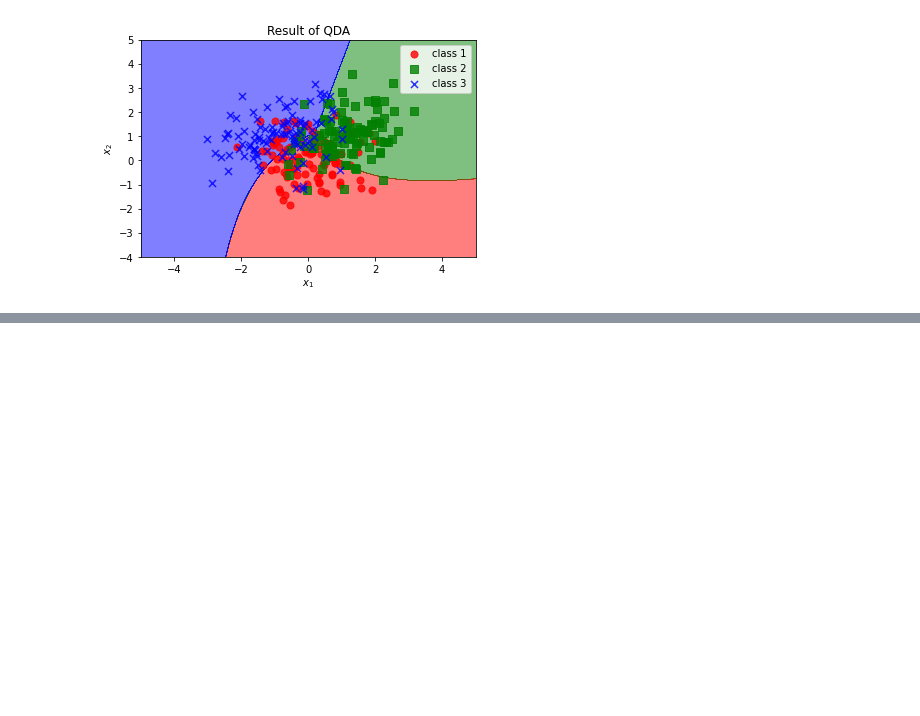
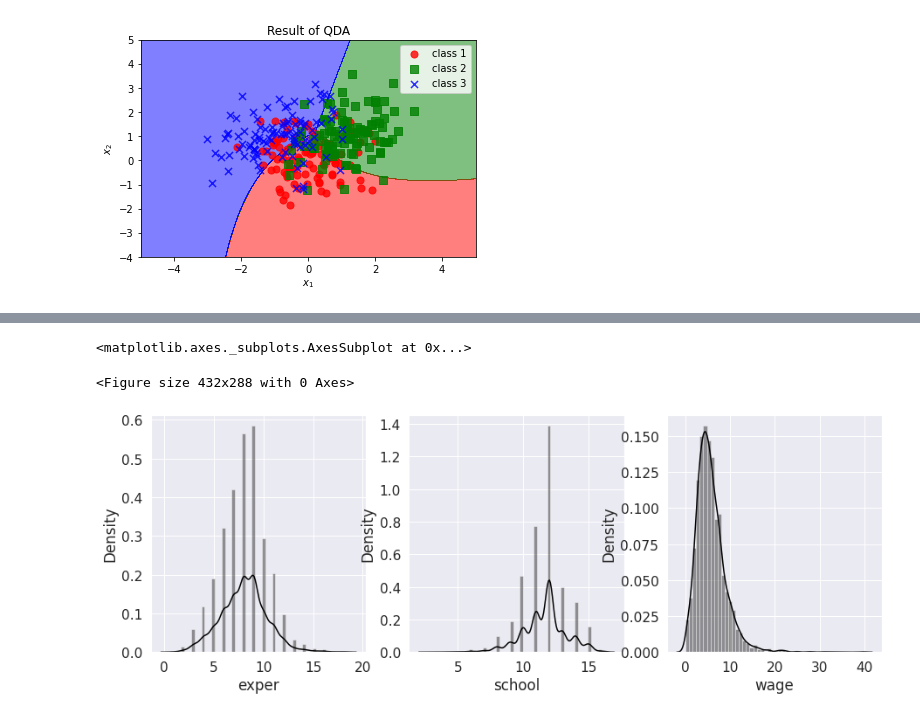
Before and after one commit to s2ul2/bitamin, a Jupyter notebook: 12week.ipynb, the cells around one changed output, grey strips where cells are left out. Drawn from its saved outputs; the diff is of its cells as text; code cells hidden in the pictures; blank space fills up the shorter version.

```diff
--- a/12week.ipynb
+++ b/12week.ipynb
@@ -399,0 +474,12 @@ plt.show()
+# %%
+# 수치형 변수
+fig = plt.figure()
+fig, axs = plt.subplots(figsize = (15, 5), ncols = 3)
+sns.set(font_scale = 1.4)
+sns.distplot(df['exper'], color = 'black', ax = axs[0])
+sns.distplot(df['school'], color = 'black', ax = axs[1])
+sns.distplot(df['wage'], color = 'black', ax = axs[2])
+# %% [output]
+<matplotlib.axes._subplots.AxesSubplot at 0x...>
+<Figure size 432x288 with 0 Axes>
+[figure, added]
```
Also changed, not shown: parts of 26 cells of this notebook.
